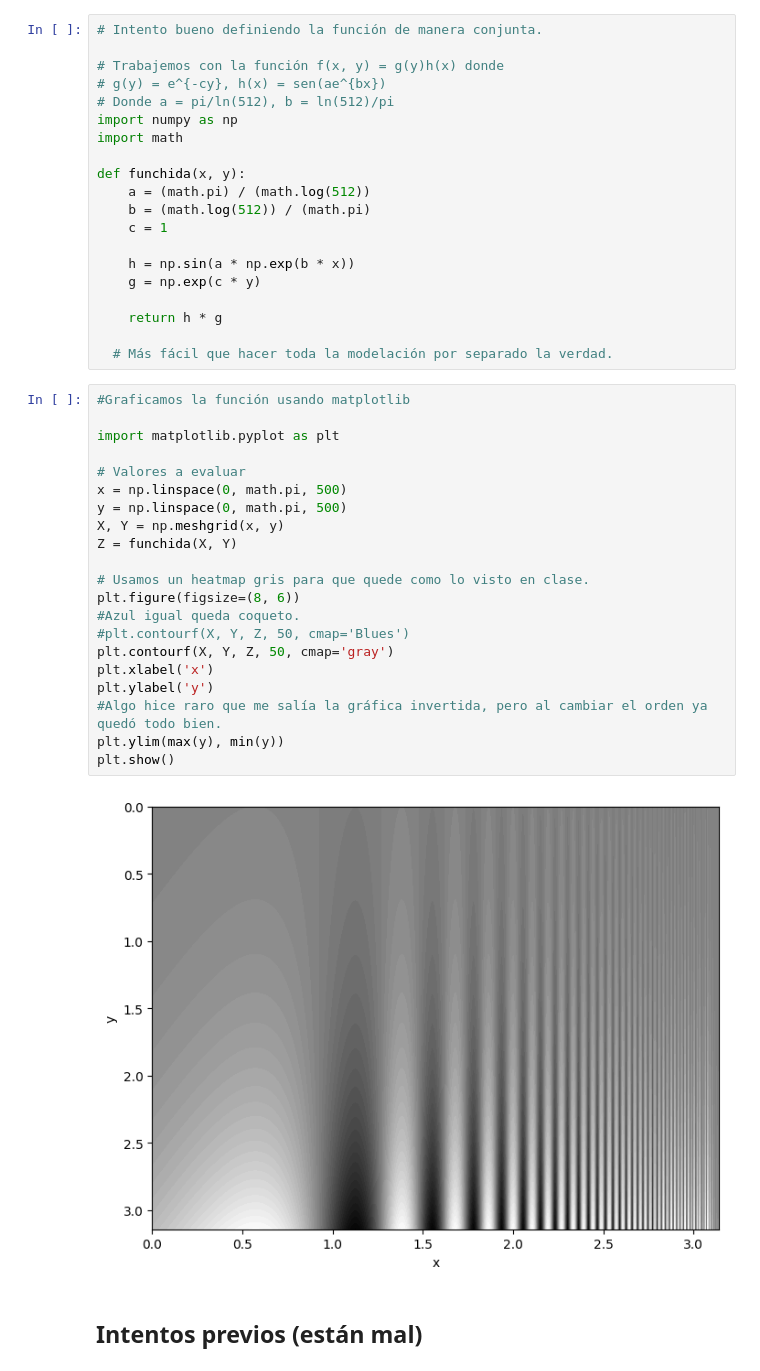
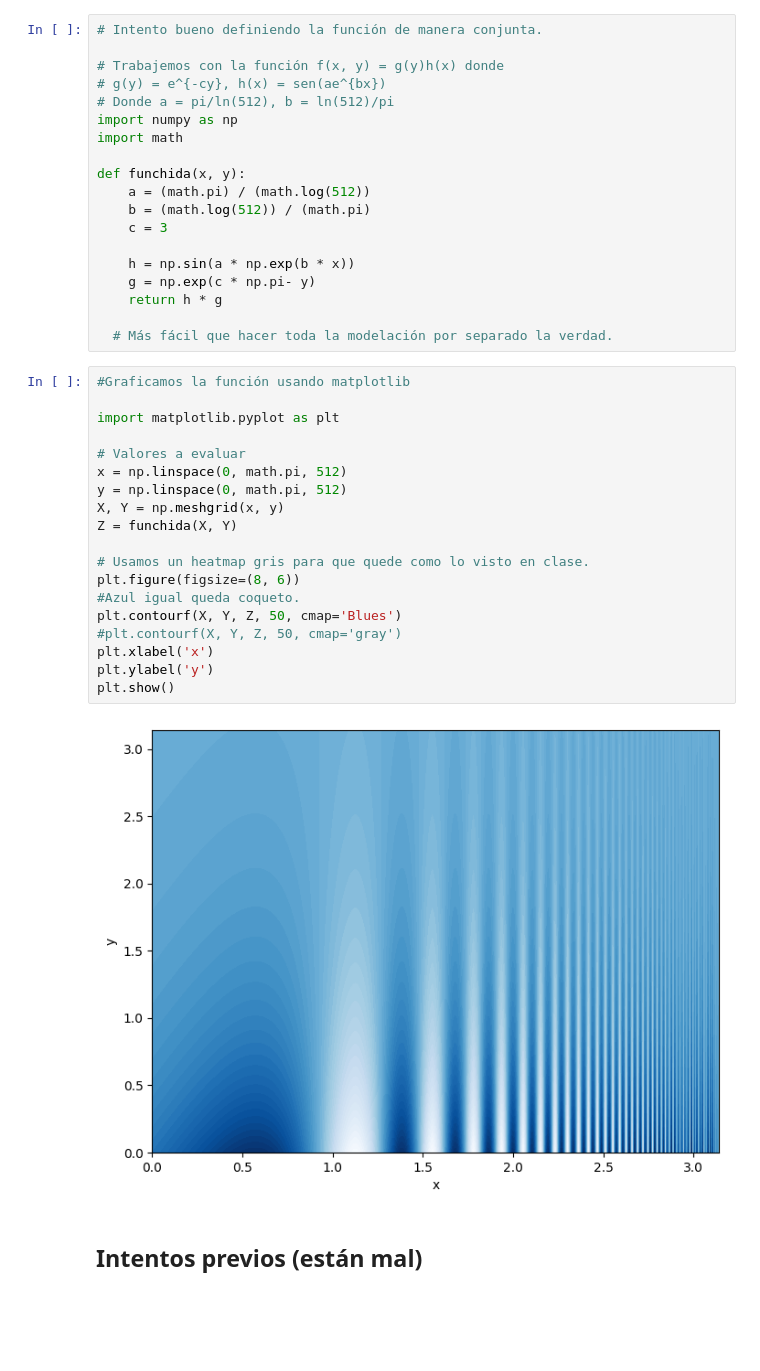
Before and after one commit to Kurocaguama/Vision-Computacional, a Jupyter notebook: Visión_Generación_de_estímulo_visual.ipynb, the cells around one changed output. Drawn from its saved outputs; the diff is of its cells as text; blank space fills up the shorter version.

```diff
--- a/Visión_Generación_de_estímulo_visual.ipynb
+++ b/Visión_Generación_de_estímulo_visual.ipynb
@@ -30,37 +30,34 @@ import math
 def funchida(x, y):
     a = (math.pi) / (math.log(512))
     b = (math.log(512)) / (math.pi)
-    c = 1
+    c = 3
 
     h = np.sin(a * np.exp(b * x))
-    g = np.exp(c * y)
-
+    g = np.exp(c * np.pi- y)
     return h * g
 
   # Más fácil que hacer toda la modelación por separado la verdad.
 # %%
 #Graficamos la función usando matplotlib
 
 import matplotlib.pyplot as plt
 
 # Valores a evaluar
-x = np.linspace(0, math.pi, 500)
-y = np.linspace(0, math.pi, 500)
+x = np.linspace(0, math.pi, 512)
+y = np.linspace(0, math.pi, 512)
 X, Y = np.meshgrid(x, y)
 Z = funchida(X, Y)
 
 # Usamos un heatmap gris para que quede como lo visto en clase.
 plt.figure(figsize=(8, 6))
 #Azul igual queda coqueto.
-#plt.contourf(X, Y, Z, 50, cmap='Blues')
-plt.contourf(X, Y, Z, 50, cmap='gray')
+plt.contourf(X, Y, Z, 50, cmap='Blues')
+#plt.contourf(X, Y, Z, 50, cmap='gray')
 plt.xlabel('x')
 plt.ylabel('y')
-#Algo hice raro que me salía la gráfica invertida, pero al cambiar el orden ya quedó todo bien.
-plt.ylim(max(y), min(y))
 plt.show()
 # %% [output]
-[figure, old version]
+[figure, new version]
 # %% [markdown]
 ## Intentos previos (están mal)
 # %%
```
